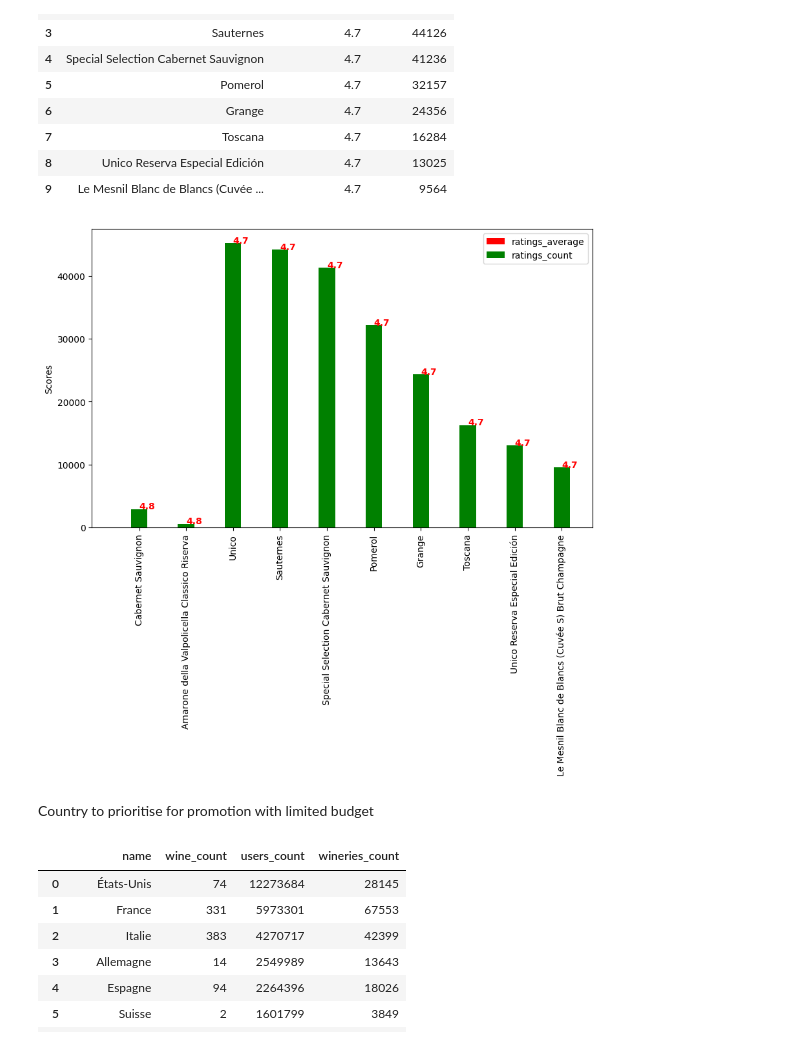
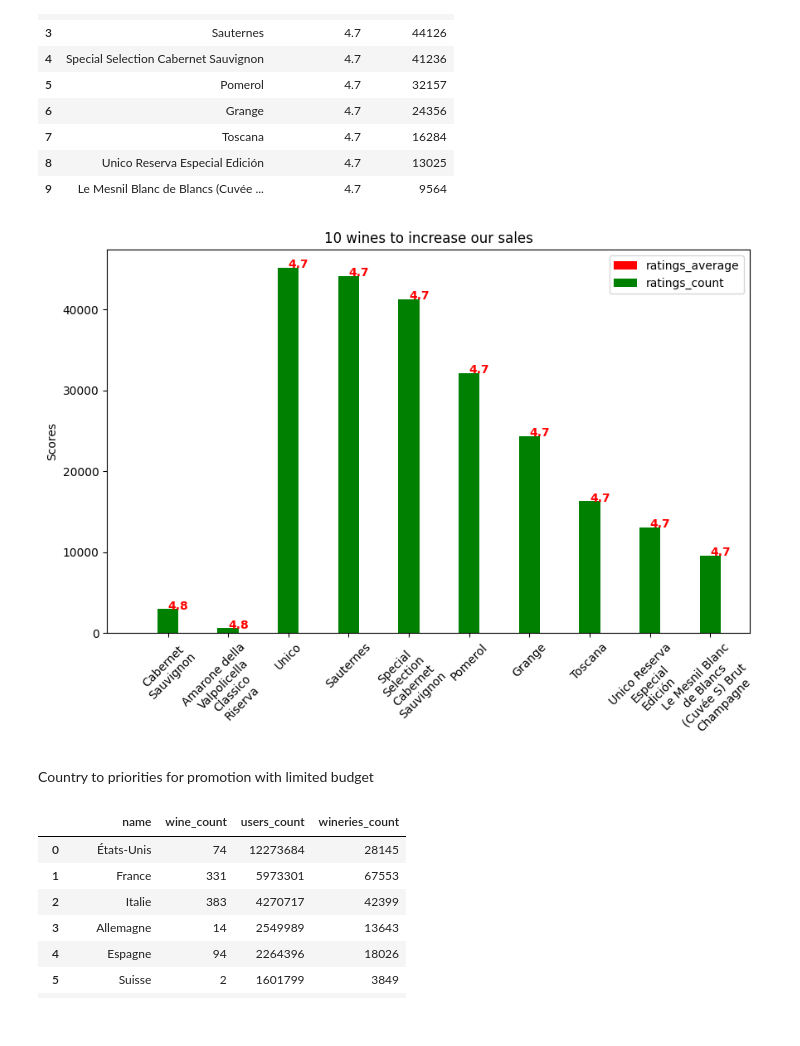
Before and after one commit to archana0311/wine-market-analysis, a Jupyter notebook: Analysis.ipynb, the cells around one changed output. Cells and saved outputs as stored; diff of their text form; code cells hidden in the pictures.

```diff
--- a/Analysis.ipynb
+++ b/Analysis.ipynb
@@ -109,31 +109,39 @@ df
 # %%
 N = len(df)
 ind = np.arange(N)  # the x locations for the groups
 width = 0.35       # the width of the bars
 
 fig = plt.figure(figsize=(10, 6))
 ax = fig.add_subplot(111)
 
 yvals = df['ratings_average']
 rects1 = ax.bar(ind, yvals, width, color='r')
 zvals = df['ratings_count']
 rects2 = ax.bar(ind+width, zvals, width, color='g')
 
 ax.set_ylabel('Scores')
-ax.set_xticks(ind+width)
+ax.set_xticks(ind+width) # Positioning on the x axis (10
 ax.set_xticklabels(df['name'])
+ax.set_title('10 wines to increase our sales')
 ax.legend((rects1[0], rects2[0]), ('ratings_average', 'ratings_count'))
 
 # Add the ratings_average values on top of the green bars
 for i, v in enumerate(zvals):
     ax.text(i + width, v + 0.01, str(yvals[i]), color='r', fontweight='bold')
 
-plt.xticks(rotation=90)
+plt.xticks(rotation=45)
+import textwrap
+
+# ...
+
+ax.set_xticklabels([textwrap.fill(label, 15) for label in df['name']])
+
+# ...
 plt.show()
 # %% [output]
-[figure, old version]
+[figure, new version]
 # %% [markdown]
-Country to prioritise for promotion with limited budget
+Country to priorities for promotion with limited budget
 # %%
 df= pd.read_sql_query("""
 SELECT countries.name, COUNT(wines.name) AS wine_count, countries.users_count,countries.wineries_count
```
Also changed, not shown: parts of 9 cells of this notebook, 1 other file.
